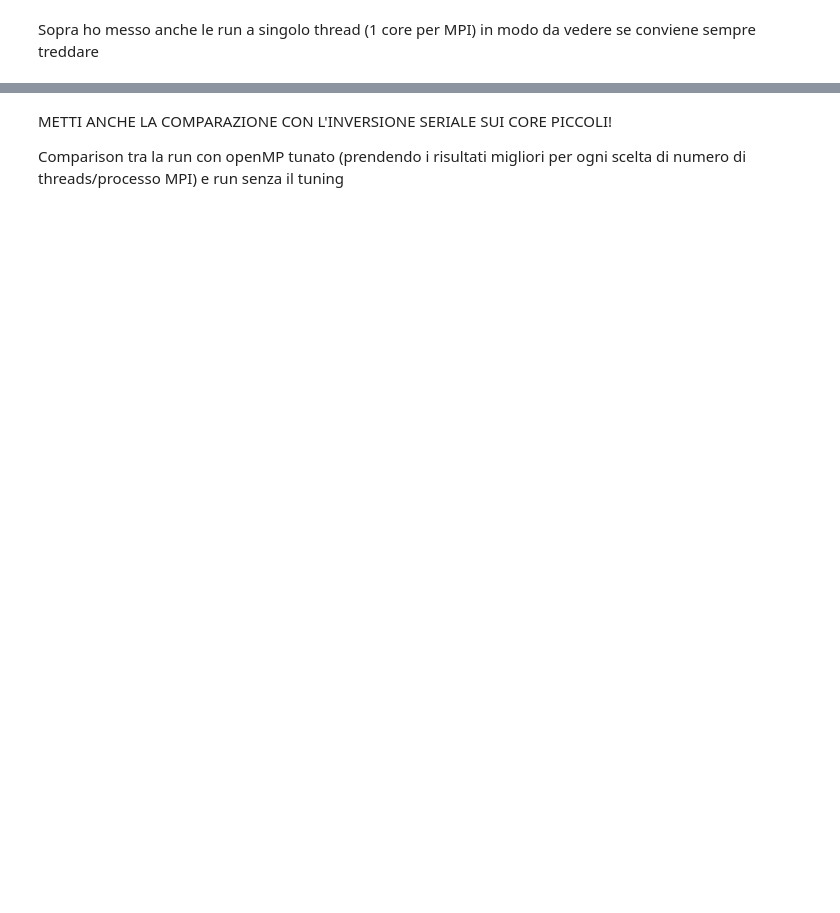
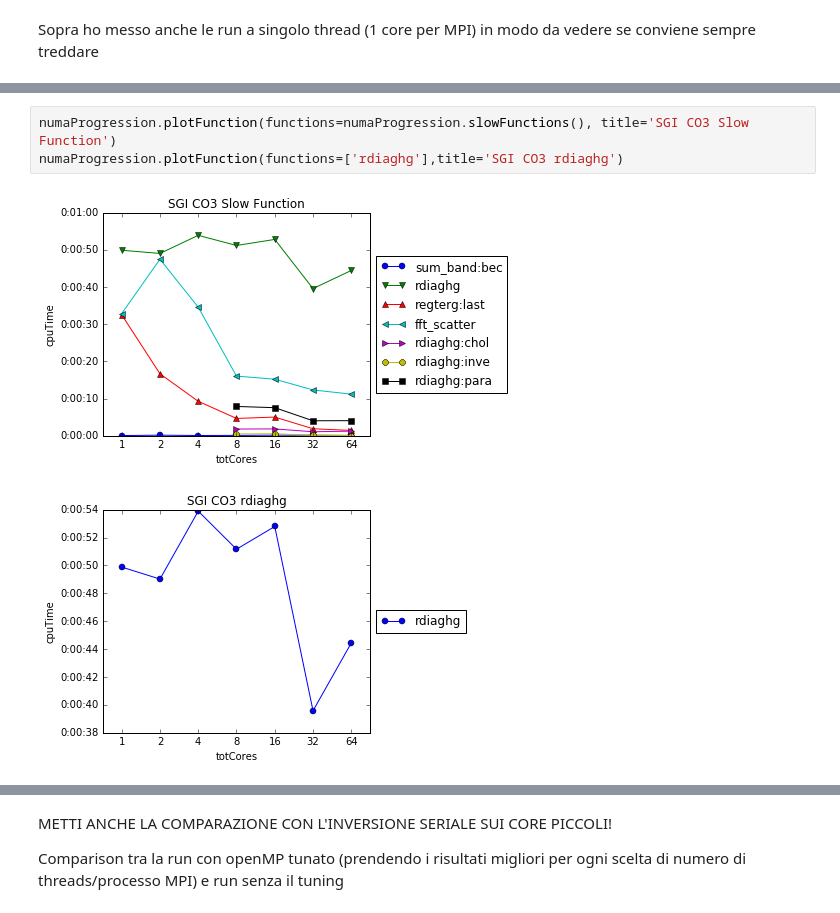
Before and after one commit to gioruffa/qetools, a Jupyter notebook: plotter.ipynb, the cells around one changed output, grey strips where cells are left out. Cells and saved outputs as stored; diff of their text form; blank space fills up the shorter version.

```diff
--- a/plotter.ipynb
+++ b/plotter.ipynb
@@ -385,3 +422,9 @@ numaProgression.plotFunction(functions=['fft_scatter'],figure=fig)
+# %%
+numaProgression.plotFunction(functions=numaProgression.slowFunctions(), title='SGI CO3 Slow Function')
+numaProgression.plotFunction(functions=['rdiaghg'],title='SGI CO3 rdiaghg')
+# %% [output]
+[figure, added]
+[figure, added]
 # %%
 #SGI Ausurf112
 
```
Also changed, not shown: parts of 24 cells of this notebook, 2 other files.
